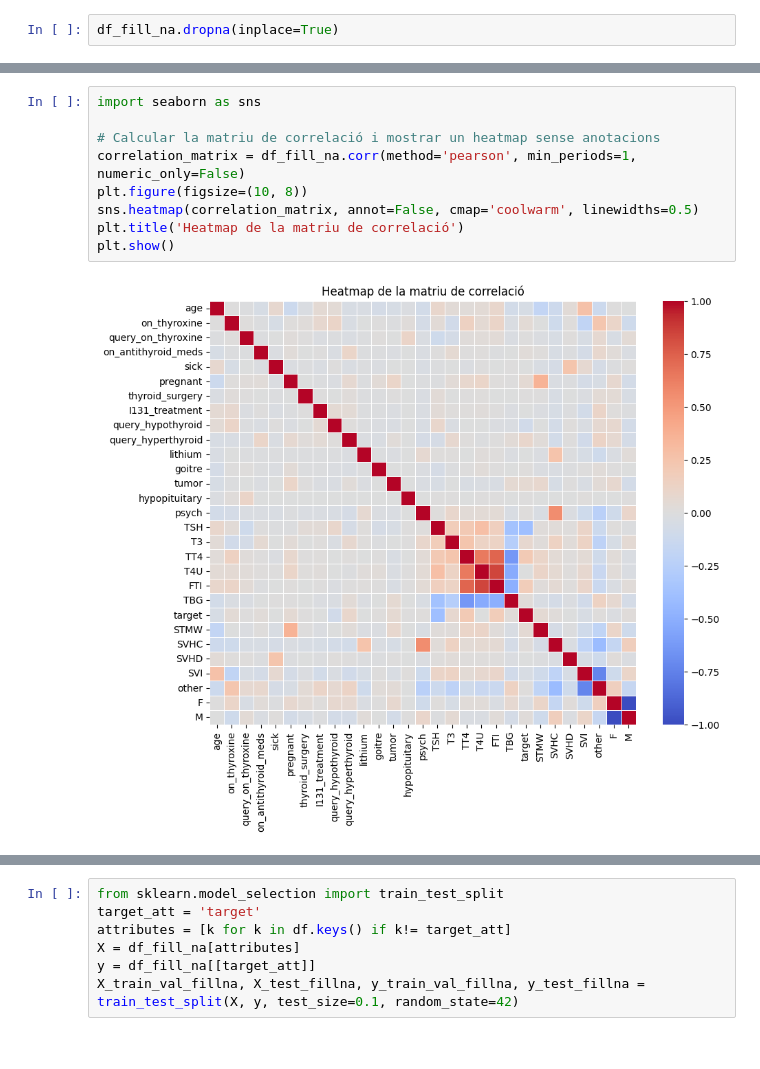
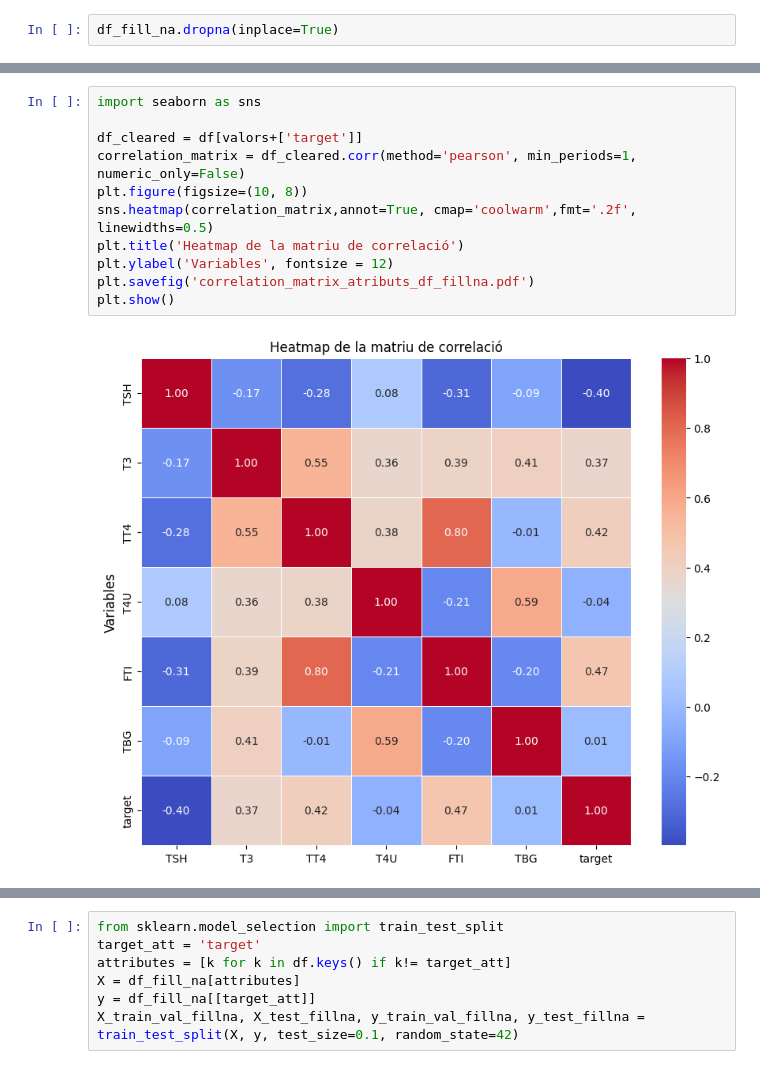
Before and after one commit to NIU1668072/ThyroidDiseaseClassification, a Jupyter notebook: thyroid.ipynb, the cells around one changed output, grey strips where cells are left out. Saved outputs shown, nothing was run; the diff lists cells and outputs as text.

```diff
--- a/thyroid.ipynb
+++ b/thyroid.ipynb
@@ -338,14 +342,16 @@ Name: count, dtype: int64
 # %%
 import seaborn as sns
 
-# Calcular la matriu de correlació i mostrar un heatmap sense anotacions
-correlation_matrix = df_fill_na.corr(method='pearson', min_periods=1, numeric_only=False)
+df_cleared = df[valors+['target']]
+correlation_matrix = df_cleared.corr(method='pearson', min_periods=1, numeric_only=False)
 plt.figure(figsize=(10, 8))
-sns.heatmap(correlation_matrix, annot=False, cmap='coolwarm', linewidths=0.5)
+sns.heatmap(correlation_matrix,annot=True, cmap='coolwarm',fmt='.2f', linewidths=0.5)
 plt.title('Heatmap de la matriu de correlació')
+plt.ylabel('Variables', fontsize = 12)
+plt.savefig('correlation_matrix_atributs_df_fillna.pdf')
 plt.show()
 # %% [output]
-[figure, old version]
+[figure, new version]
 # %%
 # Crear subplots
 fig, axes = plt.subplots(nrows=1, ncols=2, figsize=(16, 8))
```
Also changed, not shown: parts of 37 cells of this notebook, 46 other files.
